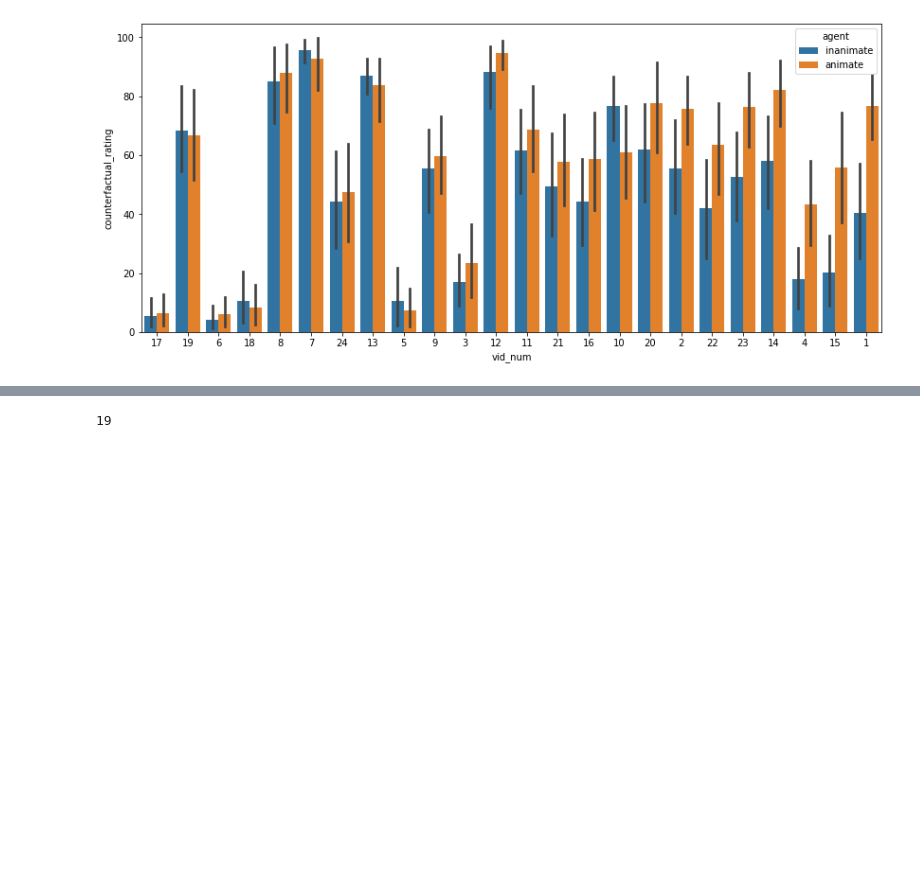
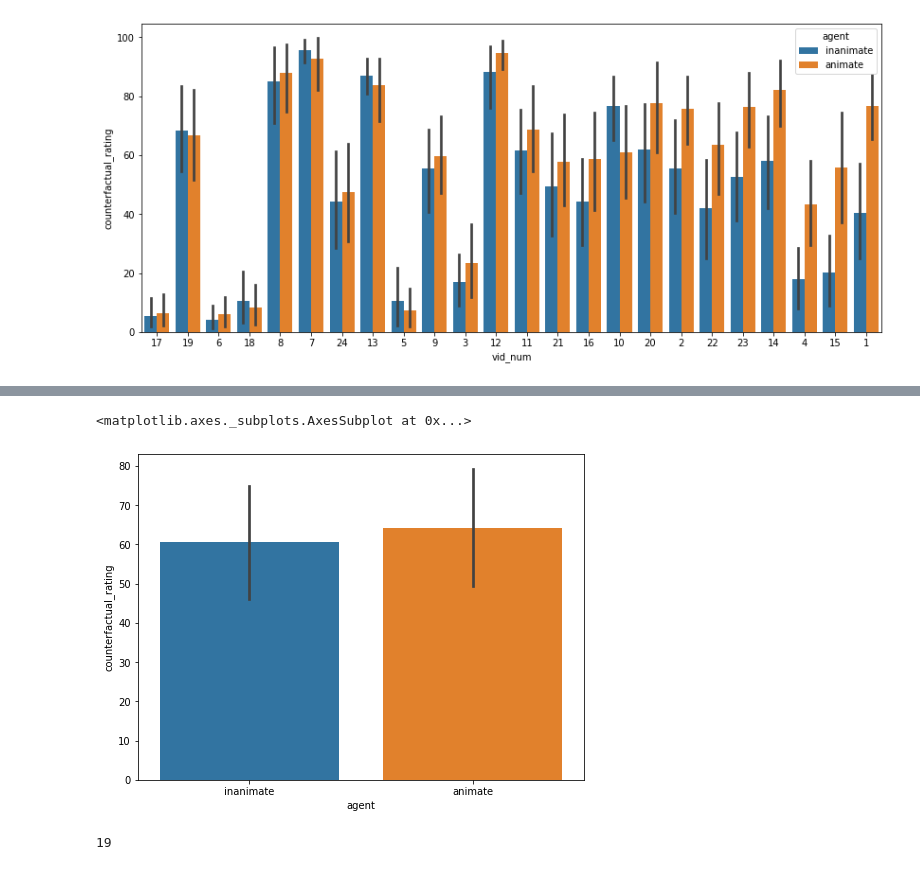
Before and after one commit to temills/robot-feature-learning-v1, a Jupyter notebook: pilot/Code/pilot_data_analysis.ipynb, the cells around one changed output, grey strips where cells are left out. Saved outputs shown, nothing was run; the diff lists cells and outputs as text; code cells hidden in the pictures; blank space fills up the shorter version.

```diff
--- a/pilot/Code/pilot_data_analysis.ipynb
+++ b/pilot/Code/pilot_data_analysis.ipynb
@@ -150,3 +153,10 @@ plt.savefig('../Plots/cf_rawMeans.png')
+# %%
+f, a = plt.subplots(figsize=(8,6))
+sns.barplot(data=pilotDat.dat, x='agent', y='counterfactual_rating', ax=a)
+#plt.savefig('../Plots/cf_rawMeans.png')
+# %% [output]
+<matplotlib.axes._subplots.AxesSubplot at 0x...>
+[figure, added]
 # %%
 xx = pd.read_csv('../Data/pilot_data_8_16-21.csv')
 #xx = xx.loc[xx.subject_id != 5]
```
Also changed, not shown: parts of 12 cells of this notebook.
